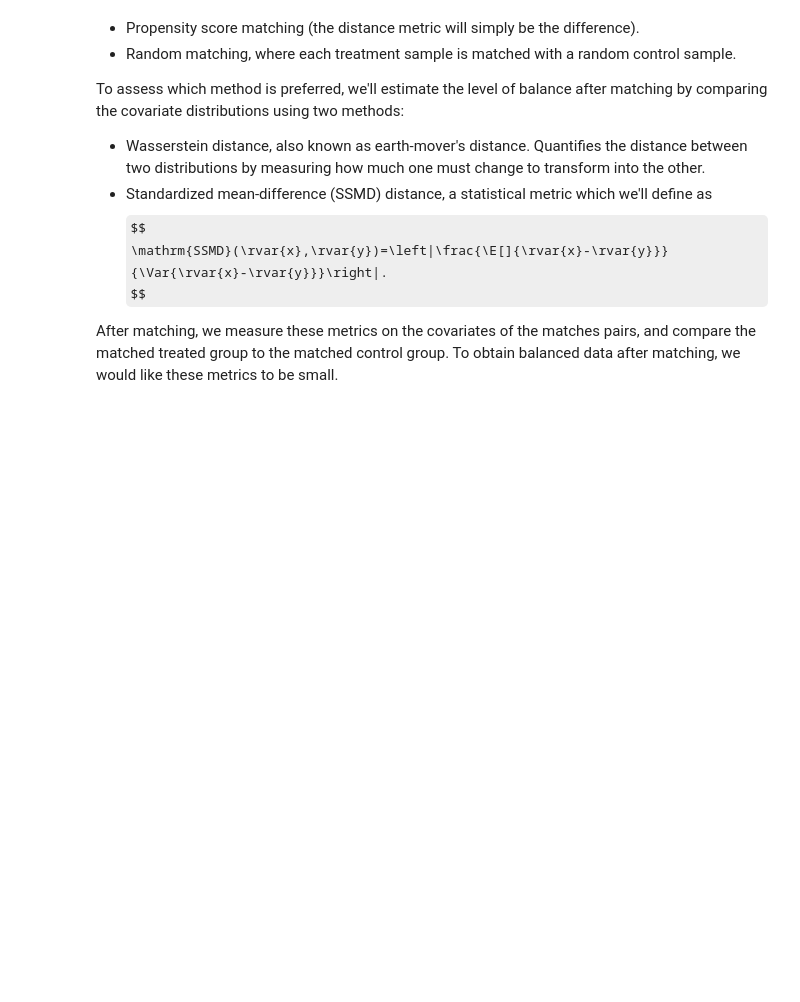
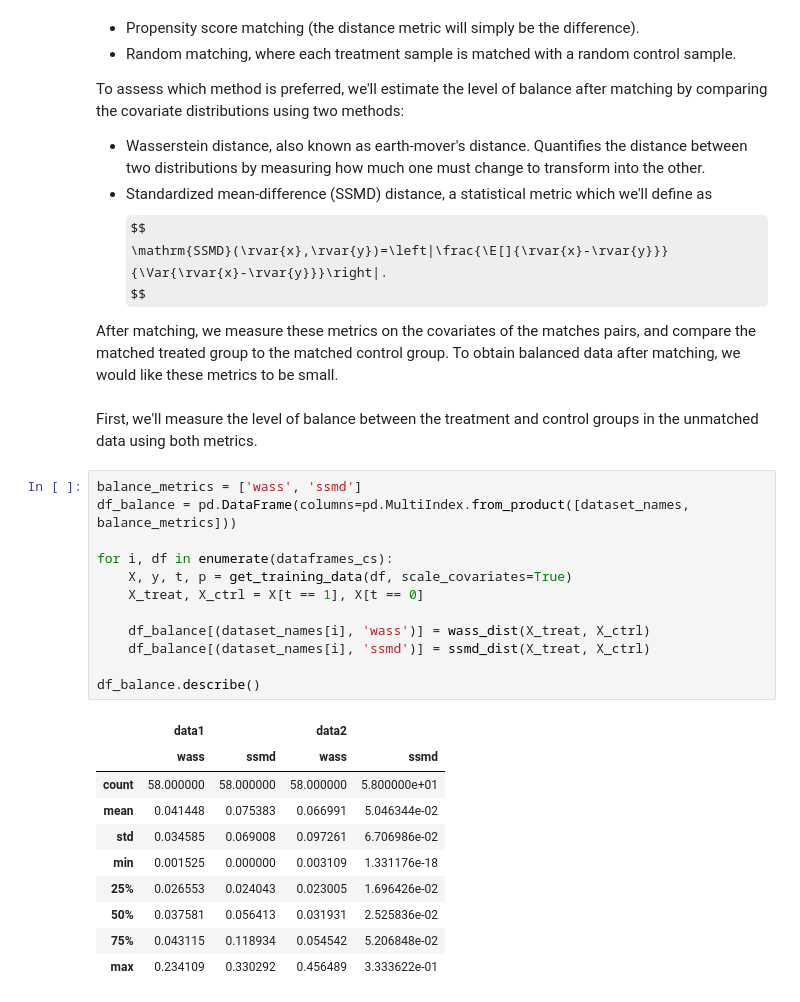
Before and after one commit to avivrosenberg/causal-inference-hw, a Jupyter notebook: hw3/hw3.ipynb, the cells around one changed output. Drawn from its saved outputs; the diff is of its cells as text; some formulas as TeX source; blank space fills up the shorter version.

```diff
--- a/hw3/hw3.ipynb
+++ b/hw3/hw3.ipynb
@@ -735,4 +735,29 @@ covariate distributions using two methods:
 After matching, we measure these metrics on the covariates of the matches pairs,
 and compare the matched treated group to the matched control group.
 To obtain balanced data after matching, we would like these metrics to be small.
+# %% [markdown]
+First, we'll measure the level of balance between the treatment and control groups in the unmatched data using both metrics.
+# %%
+balance_metrics = ['wass', 'ssmd']
+df_balance = pd.DataFrame(columns=pd.MultiIndex.from_product([dataset_names, balance_metrics]))
+
+for i, df in enumerate(dataframes_cs):
+    X, y, t, p = get_training_data(df, scale_covariates=True)
+    X_treat, X_ctrl = X[t == 1], X[t == 0]
+
+    df_balance[(dataset_names[i], 'wass')] = wass_dist(X_treat, X_ctrl)
+    df_balance[(dataset_names[i], 'ssmd')] = ssmd_dist(X_treat, X_ctrl)
+
+df_balance.describe()
+# %% [output]
+|  | data1 |  | data2 |  |
+|  | wass | ssmd | wass | ssmd |
+| count | 58.000000 | 58.000000 | 58.000000 | 5.800000e+01 |
+| mean | 0.041448 | 0.075383 | 0.066991 | 5.046344e-02 |
+| std | 0.034585 | 0.069008 | 0.097261 | 6.706986e-02 |
+| min | 0.001525 | 0.000000 | 0.003109 | 1.331176e-18 |
+| 25% | 0.026553 | 0.024043 | 0.023005 | 1.696426e-02 |
+| 50% | 0.037581 | 0.056413 | 0.031931 | 2.525836e-02 |
+| 75% | 0.043115 | 0.118934 | 0.054542 | 5.206848e-02 |
+| max | 0.234109 | 0.330292 | 0.456489 | 3.333622e-01 |
 # %% [markdown]
```
Also changed, not shown: parts of 13 cells of this notebook, 1 other file.
